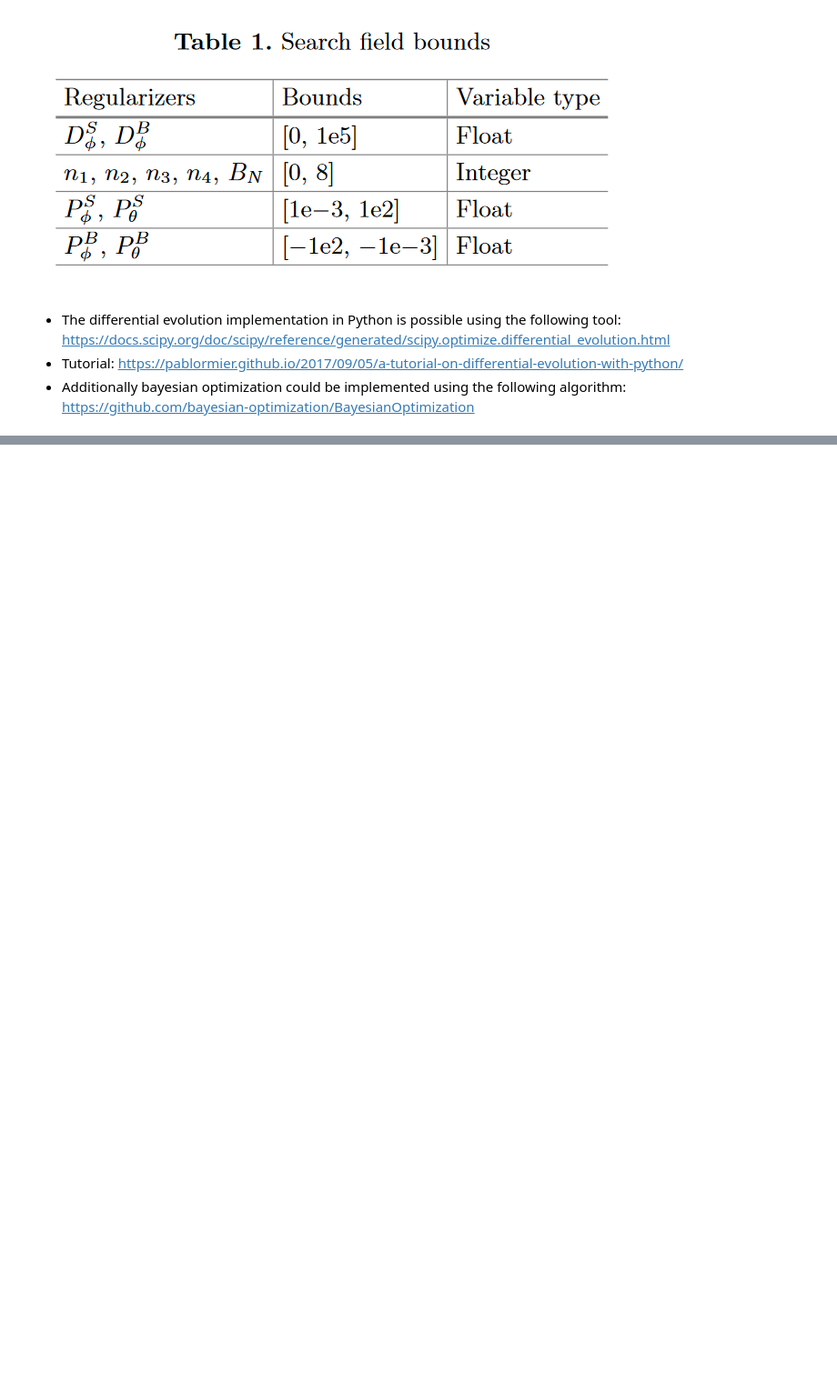
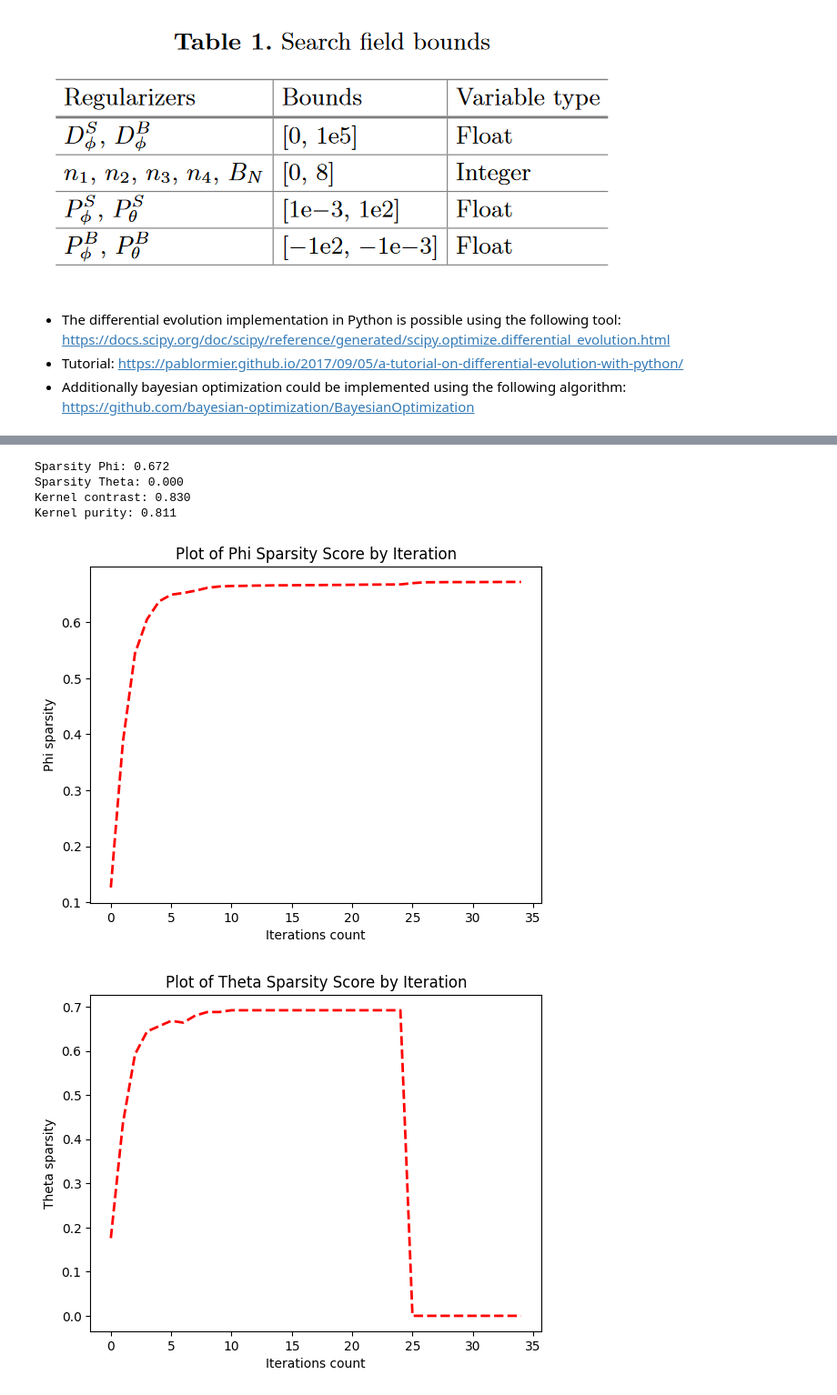
Before and after one commit to omegatro/MSC, a Jupyter notebook: sandboxes/BigARTM_experiments.ipynb, the cells around one changed output, grey strips where cells are left out. Shown at 91% size. Saved outputs shown, nothing was run; the diff lists cells and outputs as text; code cells hidden in the pictures; blank space fills up the shorter version.

```diff
--- a/sandboxes/BigARTM_experiments.ipynb
+++ b/sandboxes/BigARTM_experiments.ipynb
@@ -385,0 +657,20 @@ https://github.com/bayesian-optimization/BayesianOptimization
+# %%
+#Altering regularizers
+model_artm.regularizers['SparsePhi'].tau = 0
+model_artm.regularizers['SparseTheta'].tau = 0
+model_artm.regularizers['DecorrelatorPhi'].tau = 2.5e+5
+n2 = 10
+# %%
+#Second training session
+model_artm.fit_offline(
+    batch_vectorizer=batch_vectorizer,
+    num_collection_passes=n2)
+# %%
+print_measures(model_artm)
+# %% [output]
+Sparsity Phi: 0.672
+Sparsity Theta: 0.000
+Kernel contrast: 0.830
+Kernel purity: 0.811
+[figure, added]
+[figure, added]
```
Also changed, not shown: parts of 28 cells of this notebook.
